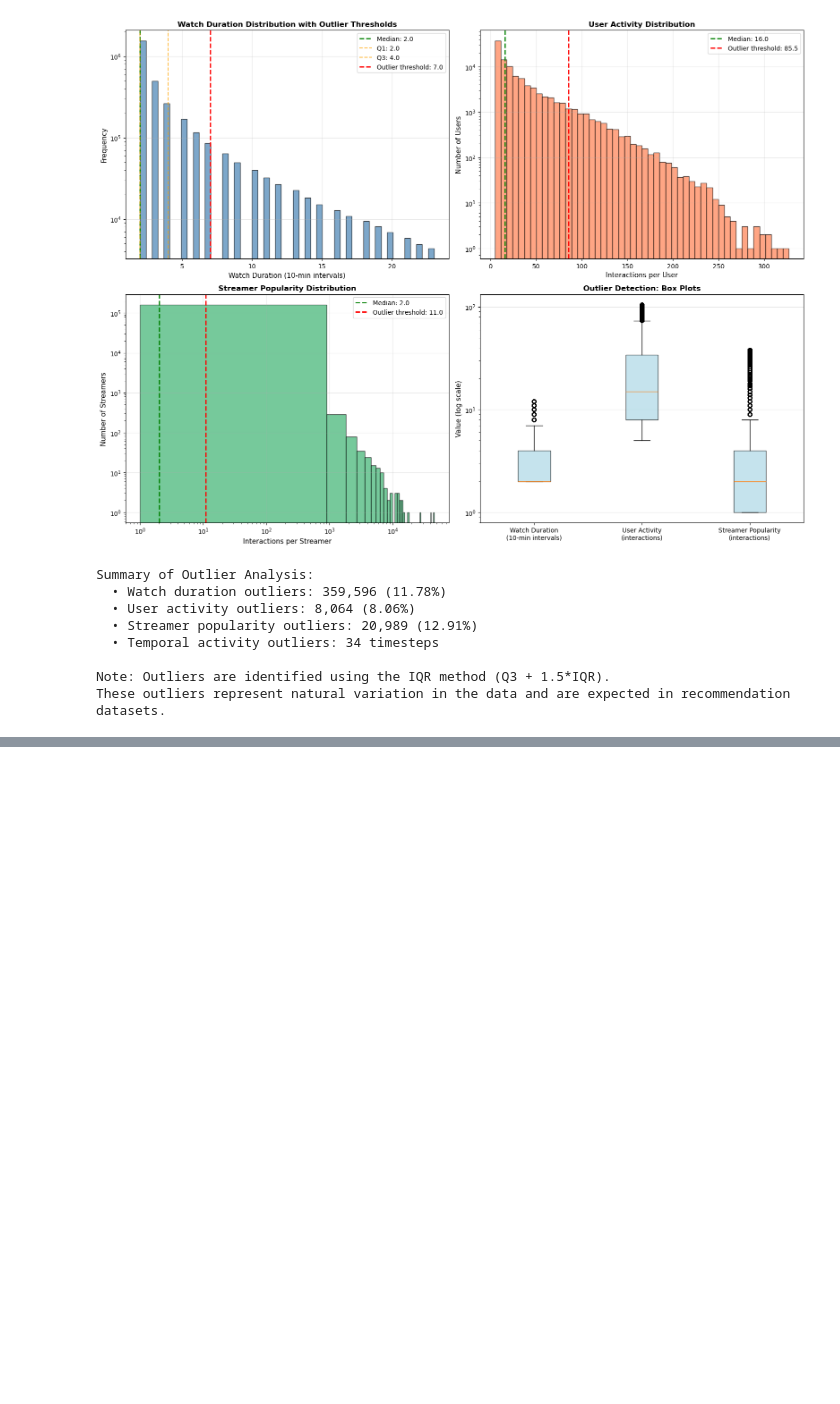
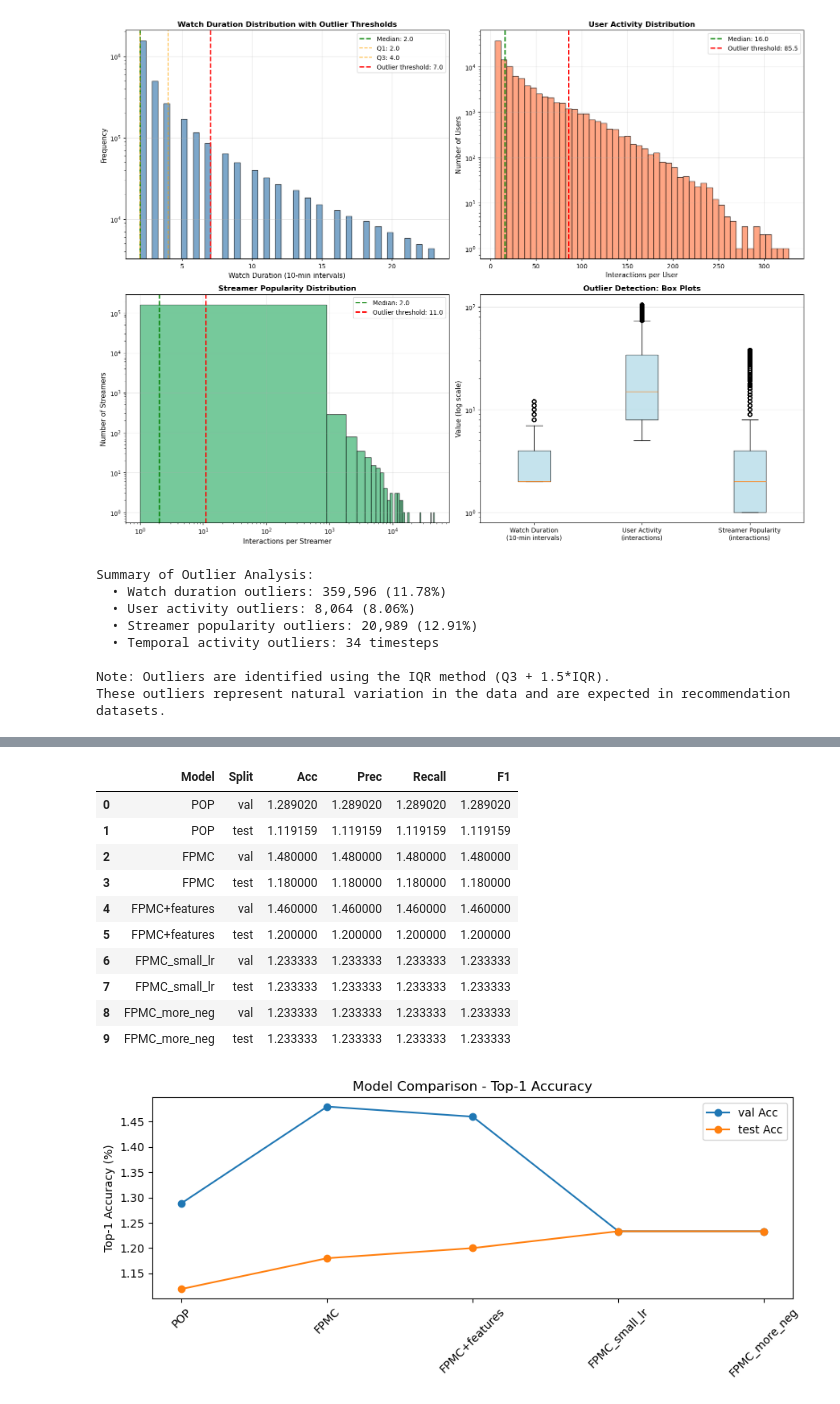
Before and after one commit to RyanCao2005/assignment2, a Jupyter notebook: workbook.ipynb, the cells around one changed output, grey strips where cells are left out. Drawn from its saved outputs; the diff is of its cells as text; code cells hidden in the pictures; blank space fills up the shorter version.

Commit message:
rough draft of first 4 parts, tried FPMC and feature engineered context variables

```diff
--- a/workbook.ipynb
+++ b/workbook.ipynb
@@ -429,0 +846,20 @@ RecSys, 2021
+# %%
+fpmc_features_model = train_fpmc(
+    train_pairs=train_pairs,
+    num_users=NUM_USERS,
+    num_items=NUM_ITEMS,
+    epochs=6,
+    batch_size=8192,
+    emb_dim=64,
+    lr=4e-3,
+    reg=1e-4,
+    max_samples=600_000,
+    item_pop_vector=item_popularity,
+    pop_weight=0.3,
+    buzz_vector=streamer_buzz,
+    buzz_weight=0.25,
+    shock_vector=streamer_shock,
+    shock_weight=0.2,
+    user_switch_vector=user_switchiness,
+    switch_weight=0.1
+)
@@ -429,0 +1067,43 @@ RecSys, 2021
+# %%
+# Consolidated comparison across all models and tuning runs
+comparison_rows = []
+model_runs = [
+    ("POP", pop_val_metrics, pop_test_metrics),
+    ("FPMC", fpmc_val_metrics, fpmc_test_metrics),
+    ("FPMC+features", fpmc_feat_val_metrics, fpmc_feat_test_metrics)
+]
+for name, val_m, test_m in model_runs:
+    comparison_rows.append({"Model": name, "Split": "val", **{k: 100*v for k, v in val_m.items()}})
+    comparison_rows.append({"Model": name, "Split": "test", **{k: 100*v for k, v in test_m.items()}})
+
+for exp in experiments:
+    comparison_rows.append({"Model": exp['name'], "Split": "val", **{k: 100*v for k, v in exp['val'].items()}})
+    comparison_rows.append({"Model": exp['name'], "Split": "test", **{k: 100*v for k, v in exp['test'].items()}})
+
+comparison_df = pd.DataFrame(comparison_rows)[["Model", "Split", "accuracy", "precision", "recall", "f1"]]
+comparison_df.rename(columns={"accuracy": "Acc", "precision": "Prec", "recall": "Recall", "f1": "F1"}, inplace=True)
+display(comparison_df)
+
+plt.figure(figsize=(9, 4))
+for split in ["val", "test"]:
+    subset = comparison_df[comparison_df['Split'] == split]
+    plt.plot(subset['Model'], subset['Acc'], marker='o', label=f"{split} Acc")
+plt.xticks(rotation=45)
+plt.ylabel('Top-1 Accuracy (%)')
+plt.title('Model Comparison - Top-1 Accuracy')
+plt.legend()
+plt.tight_layout()
+plt.show()
+# %% [output]
+|  | Model | Split | Acc | Prec | Recall | F1 |
+| 0 | POP | val | 1.289020 | 1.289020 | 1.289020 | 1.289020 |
+| 1 | POP | test | 1.119159 | 1.119159 | 1.119159 | 1.119159 |
+| 2 | FPMC | val | 1.480000 | 1.480000 | 1.480000 | 1.480000 |
+| 3 | FPMC | test | 1.180000 | 1.180000 | 1.180000 | 1.180000 |
+| 4 | FPMC+features | val | 1.460000 | 1.460000 | 1.460000 | 1.460000 |
+| 5 | FPMC+features | test | 1.200000 | 1.200000 | 1.200000 | 1.200000 |
+| 6 | FPMC_small_lr | val | 1.233333 | 1.233333 | 1.233333 | 1.233333 |
+| 7 | FPMC_small_lr | test | 1.233333 | 1.233333 | 1.233333 | 1.233333 |
+| 8 | FPMC_more_neg | val | 1.233333 | 1.233333 | 1.233333 | 1.233333 |
+| 9 | FPMC_more_neg | test | 1.233333 | 1.233333 | 1.233333 | 1.233333 |
+[figure, added]
```
Also changed, not shown: parts of 31 cells of this notebook.
